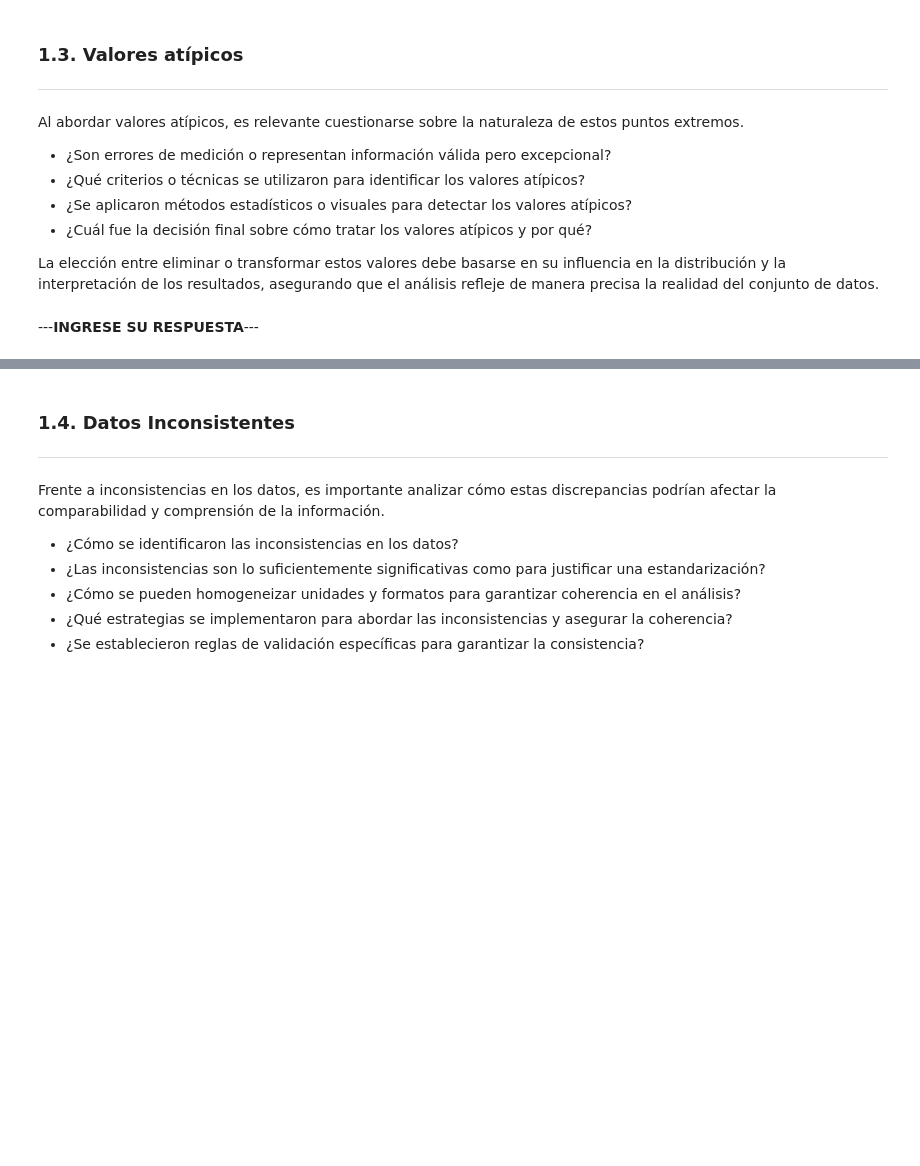
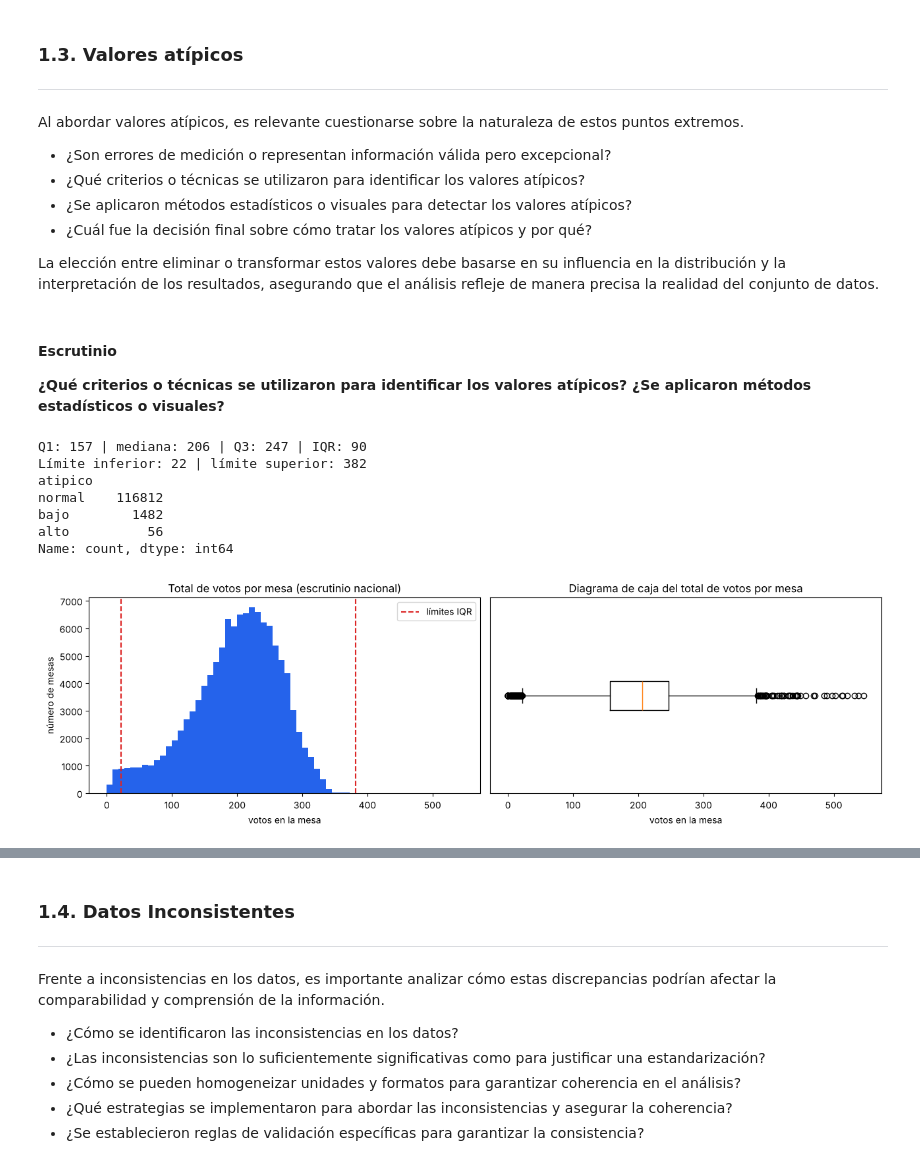
Before and after one commit to byepesg/ml-final-project, a Jupyter notebook: notebooks/03_data_preparation/aleja.ipynb, the cells around one changed output, grey strips where cells are left out. Saved outputs shown, nothing was run; the diff lists cells and outputs as text; code cells hidden in the pictures; blank space fills up the shorter version.

Commit message:
escrutinio

```diff
--- a/notebooks/03_data_preparation/aleja.ipynb
+++ b/notebooks/03_data_preparation/aleja.ipynb
@@ -482,5 +483,3 @@ Al abordar valores atípicos, es relevante cuestionarse sobre la naturaleza de e
 * ¿Cuál fue la decisión final sobre cómo tratar los valores atípicos y por qué?
 
 La elección entre eliminar o transformar estos valores debe basarse en su influencia en la distribución y la interpretación de los resultados, asegurando que el análisis refleje de manera precisa la realidad del conjunto de datos.
-# %% [markdown]
----**INGRESE SU RESPUESTA**---
@@ -488,0 +486,41 @@ La elección entre eliminar o transformar estos valores debe basarse en su influ
+# %% [markdown]
+#### Escrutinio
+
+**¿Qué criterios o técnicas se utilizaron para identificar los valores atípicos? ¿Se aplicaron métodos estadísticos o visuales?**
+# %%
+votos_mesa = escru_nac.groupby(LLAVE_MESA)["votos"].sum().rename("total").reset_index()
+
+Q1 = votos_mesa["total"].quantile(0.25)
+Q3 = votos_mesa["total"].quantile(0.75)
+IQR = Q3 - Q1
+lim_inf, lim_sup = Q1 - 1.5 * IQR, Q3 + 1.5 * IQR
+print(f"Q1: {Q1:.0f} | mediana: {votos_mesa['total'].median():.0f} | Q3: {Q3:.0f} | IQR: {IQR:.0f}")
+print(f"Límite inferior: {lim_inf:.0f} | límite superior: {lim_sup:.0f}")
+
+votos_mesa["atipico"] = np.select([votos_mesa["total"] < lim_inf, votos_mesa["total"] > lim_sup],
+                                  ["bajo", "alto"], "normal")
+print(votos_mesa["atipico"].value_counts())
+
+fig, ax = plt.subplots(1, 2, figsize=(13, 4))
+ax[0].hist(votos_mesa["total"], bins=60, color="#2563EB")
+ax[0].axvline(lim_inf, color="#DC2626", linestyle="--", label="límites IQR")
+ax[0].axvline(lim_sup, color="#DC2626", linestyle="--")
+ax[0].set_xlabel("votos en la mesa")
+ax[0].set_ylabel("número de mesas")
+ax[0].set_title("Total de votos por mesa (escrutinio nacional)")
+ax[0].legend()
+ax[1].boxplot(votos_mesa["total"], orientation="horizontal")
+ax[1].set_xlabel("votos en la mesa")
+ax[1].set_yticks([])
+ax[1].set_title("Diagrama de caja del total de votos por mesa")
+plt.tight_layout()
+plt.show()
+# %% [output]
+Q1: 157 | mediana: 206 | Q3: 247 | IQR: 90
+Límite inferior: 22 | límite superior: 382
+atipico
+normal    116812
+bajo        1482
+alto          56
+Name: count, dtype: int64
+[figure, added]
```
Also changed, not shown: parts of 64 cells of this notebook.
